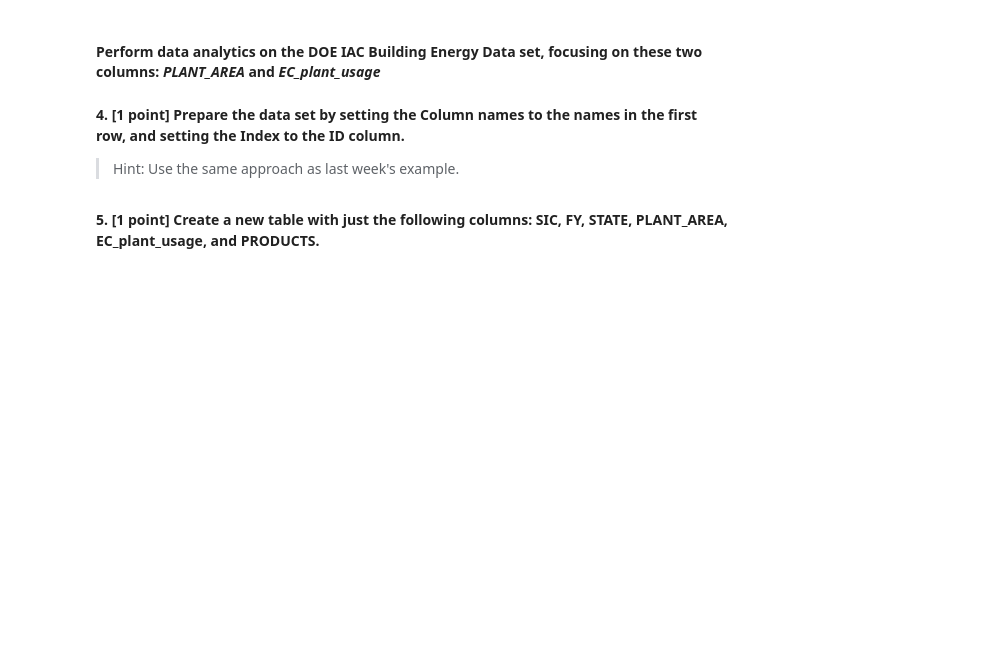
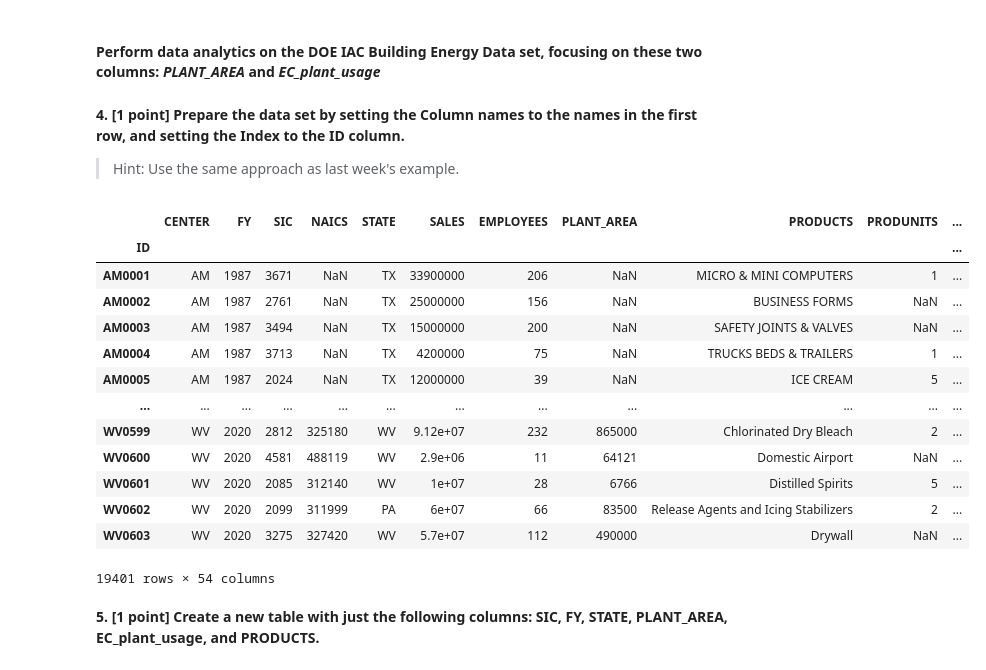
Before and after one commit to Chzacher/ENSYS5800-AI-Energy-zacher.c, a Jupyter notebook: Homework/Hwk2/ENSY5800_Hwk2_Data_Analytics.ipynb, the cells around one changed output. Saved outputs shown, nothing was run; the diff lists cells and outputs as text; code cells hidden in the pictures; blank space fills up the shorter version.

```diff
--- a/Homework/Hwk2/ENSY5800_Hwk2_Data_Analytics.ipynb
+++ b/Homework/Hwk2/ENSY5800_Hwk2_Data_Analytics.ipynb
@@ -63,3 +58,25 @@ data=pd.read_csv(url, sep=',', header=None, error_bad_lines=False)        # Crea
+# %%
+##### YOUR CODE HERE #######
+headers = data.iloc[0]                                           # Create a temporary variable which is the first row (which has the column names)
+data  = pd.DataFrame(data.values[1:], columns=headers)           # Recreate the dataframe and assign the headers variable as the column names (drop the first row)
+data = data.set_index(['ID'])                                    # Set the 'ID' column as the index (i.e. key) in the pandas dataframe. (Note that each ID is unique)
+data
+############################
+# %% [output]
+|  | CENTER | FY | SIC | NAICS | STATE | SALES | EMPLOYEES | PLANT_AREA | PRODUCTS | PRODUNITS | ... |
+| ID |  |  |  |  |  |  |  |  |  |  | ... |
+| AM0001 | AM | 1987 | 3671 | NaN | TX | 33900000 | 206 | NaN | MICRO & MINI COMPUTERS | 1 | ... |
+| AM0002 | AM | 1987 | 2761 | NaN | TX | 25000000 | 156 | NaN | BUSINESS FORMS | NaN | ... |
+| AM0003 | AM | 1987 | 3494 | NaN | TX | 15000000 | 200 | NaN | SAFETY JOINTS & VALVES | NaN | ... |
+| AM0004 | AM | 1987 | 3713 | NaN | TX | 4200000 | 75 | NaN | TRUCKS BEDS & TRAILERS | 1 | ... |
+| AM0005 | AM | 1987 | 2024 | NaN | TX | 12000000 | 39 | NaN | ICE CREAM | 5 | ... |
+| ... | ... | ... | ... | ... | ... | ... | ... | ... | ... | ... | ... |
+| WV0599 | WV | 2020 | 2812 | 325180 | WV | 9.12e+07 | 232 | 865000 | Chlorinated Dry Bleach | 2 | ... |
+| WV0600 | WV | 2020 | 4581 | 488119 | WV | 2.9e+06 | 11 | 64121 | Domestic Airport | NaN | ... |
+| WV0601 | WV | 2020 | 2085 | 312140 | WV | 1e+07 | 28 | 6766 | Distilled Spirits | 5 | ... |
+| WV0602 | WV | 2020 | 2099 | 311999 | PA | 6e+07 | 66 | 83500 | Release Agents and Icing Stabilizers | 2 | ... |
+| WV0603 | WV | 2020 | 3275 | 327420 | WV | 5.7e+07 | 112 | 490000 | Drywall | NaN | ... |
+19401 rows × 54 columns
 # %% [markdown]
 **5. [1 point] Create a new table with just the following columns: SIC, FY, STATE, PLANT_AREA, EC_plant_usage, and PRODUCTS.**
 # %%
```
Also changed, not shown: parts of 3 cells of this notebook.
